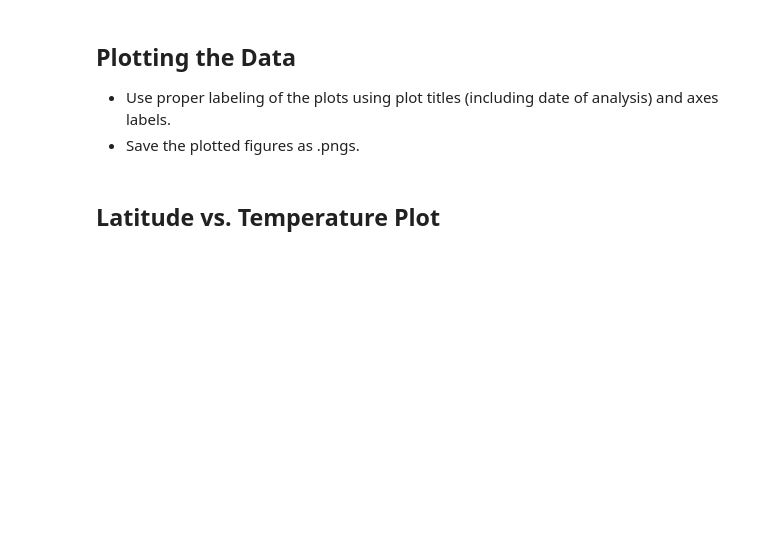
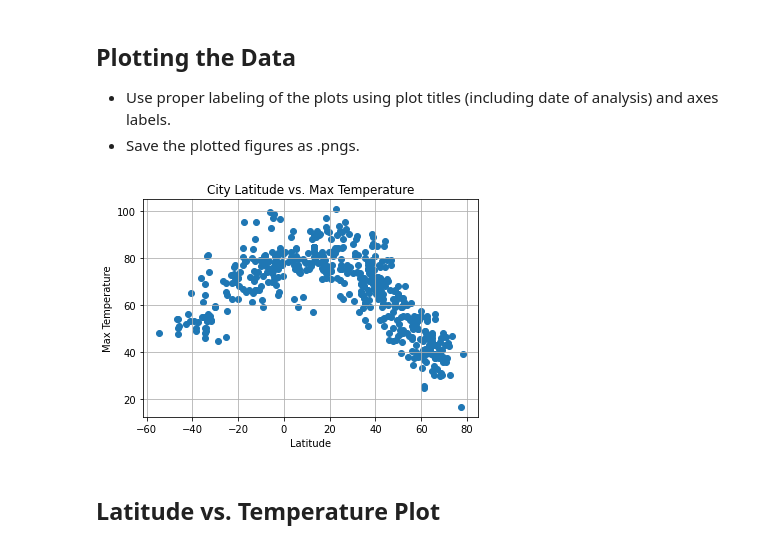
Before and after one commit to SybileC/python-api-challenge, a Jupyter notebook: 02-Homework_06-Python-APIs_Instructions_starter_code_WeatherPy.ipynb, the cells around one changed output. Drawn from its saved outputs; the diff is of its cells as text; code cells hidden in the pictures; blank space fills up the shorter version.

```diff
--- a/02-Homework_06-Python-APIs_Instructions_starter_code_WeatherPy.ipynb
+++ b/02-Homework_06-Python-APIs_Instructions_starter_code_WeatherPy.ipynb
@@ -156,4 +74,0 @@ df
-# %%
-city = madrid
-response = requests.get(f"{url}q={city}&appid={api_key}").json()
-print(response)
@@ -203,0 +155,7 @@ df
+# %%
+index = range(0, len(city_two))
+weather_dict = {"City": city_two, "Lat": lat, "Lng": lng,
+                "Max Temp": max_temp, "Humidity": humidity, "Cloudiness": cloudiness,
+               "Wind Speed": wind_speed, "Country": country, "Date": date}
+weather_df = pd.DataFrame(weather_dict, index=index)
+weather_df
@@ -224,3 +213,6 @@ df
 ## Inspect the data and remove the cities where the humidity > 100%.
 ----
 Skip this step if there are no cities that have humidity > 100%.
+# %%
+under_100 = weather_df[weather_df["Humidity"] < 100]
+under_100
@@ -239,3 +251,7 @@ Skip this step if there are no cities that have humidity > 100%.
 #  Get the indices of cities that have humidity over 100%.
 # %% [output]
 Int64Index([], dtype='int64')
+# %%
+# Make a new DataFrame equal to the city data to drop all humidity outliers by index.
+clean_city_data = under_100[(np.abs(stats.zscore(under_100["Humidity"])) < 3)]
+clean_city_data
@@ -253,6 +283,15 @@ Int64Index([], dtype='int64')
 ## Plotting the Data
 * Use proper labeling of the plots using plot titles (including date of analysis) and axes labels.
 * Save the plotted figures as .pngs.
+# %%
+plt.scatter(clean_city_data["Lat"], clean_city_data["Max Temp"])
+plt.title("City Latitude vs. Max Temperature")
+plt.ylabel("Max Temperature")
+plt.xlabel("Latitude")
+plt.grid()
+plt.show()
+# %% [output]
+[figure, added]
 # %% [markdown]
 ## Latitude vs. Temperature Plot
 # %%
```
Also changed, not shown: parts of 29 cells of this notebook, 2 other files.
